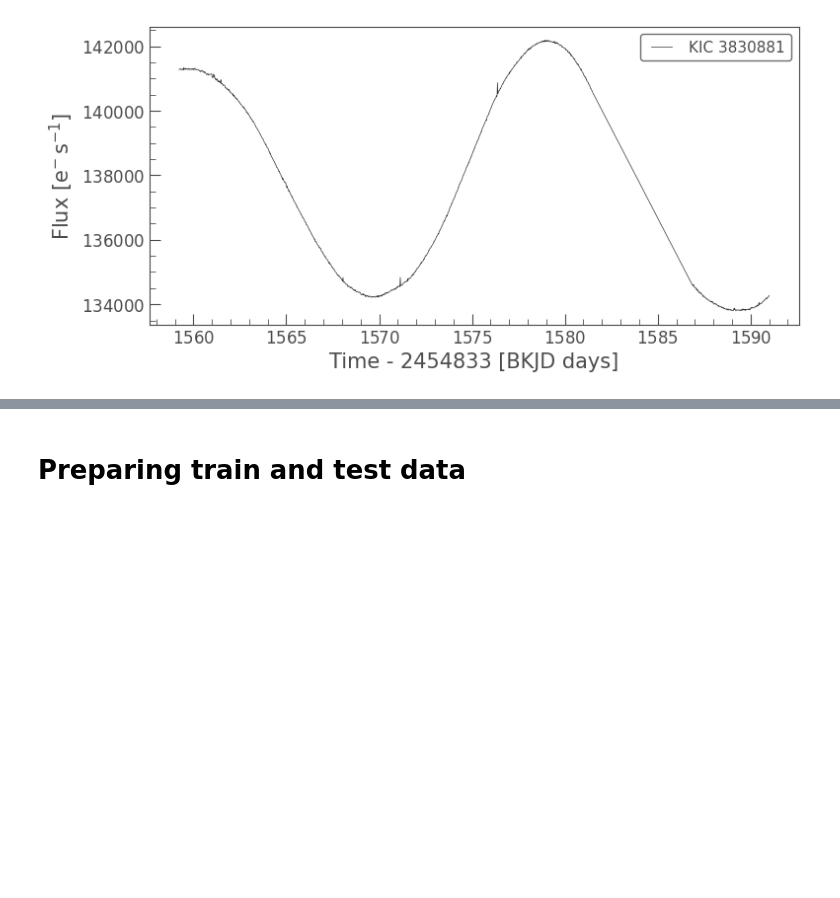
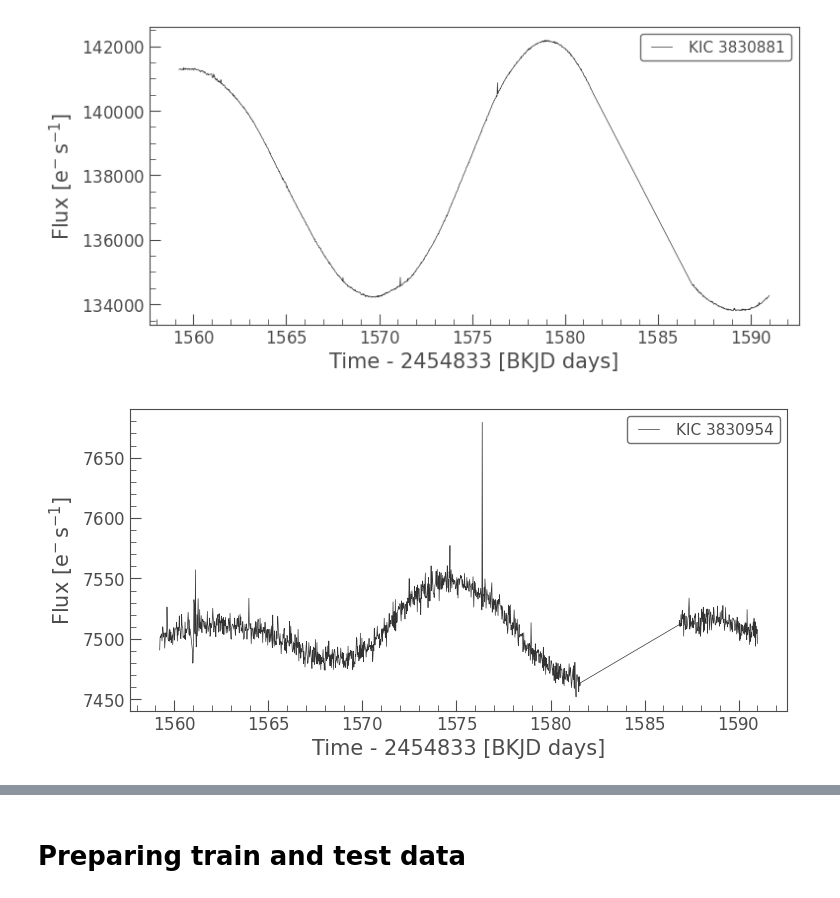
Before and after one commit to AnaArantesBarros/NASASPACEAPPS-22, a Jupyter notebook: nasa.ipynb, the cells around one changed output, grey strips where cells are left out. Cells and saved outputs as stored; diff of their text form; code cells hidden in the pictures; blank space fills up the shorter version.

```diff
--- a/nasa.ipynb
+++ b/nasa.ipynb
@@ -355,6 +382,7 @@ df = pd.DataFrame(data=t)
 df = df.transpose()
 df["name"] =  "KIC 6701207"
 df["class"] = 0
+df["coord"] = ["19:37:54.958 +42:09:30.13"]
 x = pd.concat([x, df], axis=0)
 # %% [output]
 [figure]
@@ -372,6 +400,7 @@ df = pd.DataFrame(data=t)
 df = df.transpose()
 df["name"] =  "KIC 757280"
 df["class"] = 1
+df["coord"] = ["19:24:22.896 +36:33:53.78"]
 x = pd.concat([x, df], axis=0)
 # %% [output]
 [figure]
@@ -389,6 +418,7 @@ df = pd.DataFrame(data=t)
 df = df.transpose()
 df["name"] =  "KIC 1849238"
 df["class"] = 1
+df["coord"] = ["19:04:36.182 +37:22:44.69"]
 x = pd.concat([x, df], axis=0)
 # %% [output]
 [figure]
@@ -408,3 +439,20 @@ df["class"] = 1
 x = pd.concat([x, df], axis=0)
 # %% [output]
 [figure]
+# %%
+pixelfile = KeplerTargetPixelFile("https://archive.stsci.edu/pub/kepler/target_pixel_files/0038/003830954/kplr003830954-2013131215648_lpd-targ.fits.gz")
+
+# Then we convert the target pixel file into a light curve using the pipeline-defined aperture mask.
+lc = pixelfile.to_lightcurve(aperture_mask='all');
+#lc = lc.remove_outliers(sigma=4)#.flatten()
+lc.plot()
+
+t= lc["flux"][range(0,1251)]/1000
+df = pd.DataFrame(data=t)
+df = df.transpose()
+df["name"] =  "KIC 3830954"
+df["class"] = 1
+df["coord"] = ["18:58:40.584 +38:59:54.96"]
+x = pd.concat([x, df], axis=0)
+# %% [output]
+[figure, added]
```
Also changed, not shown: parts of 65 cells of this notebook.
